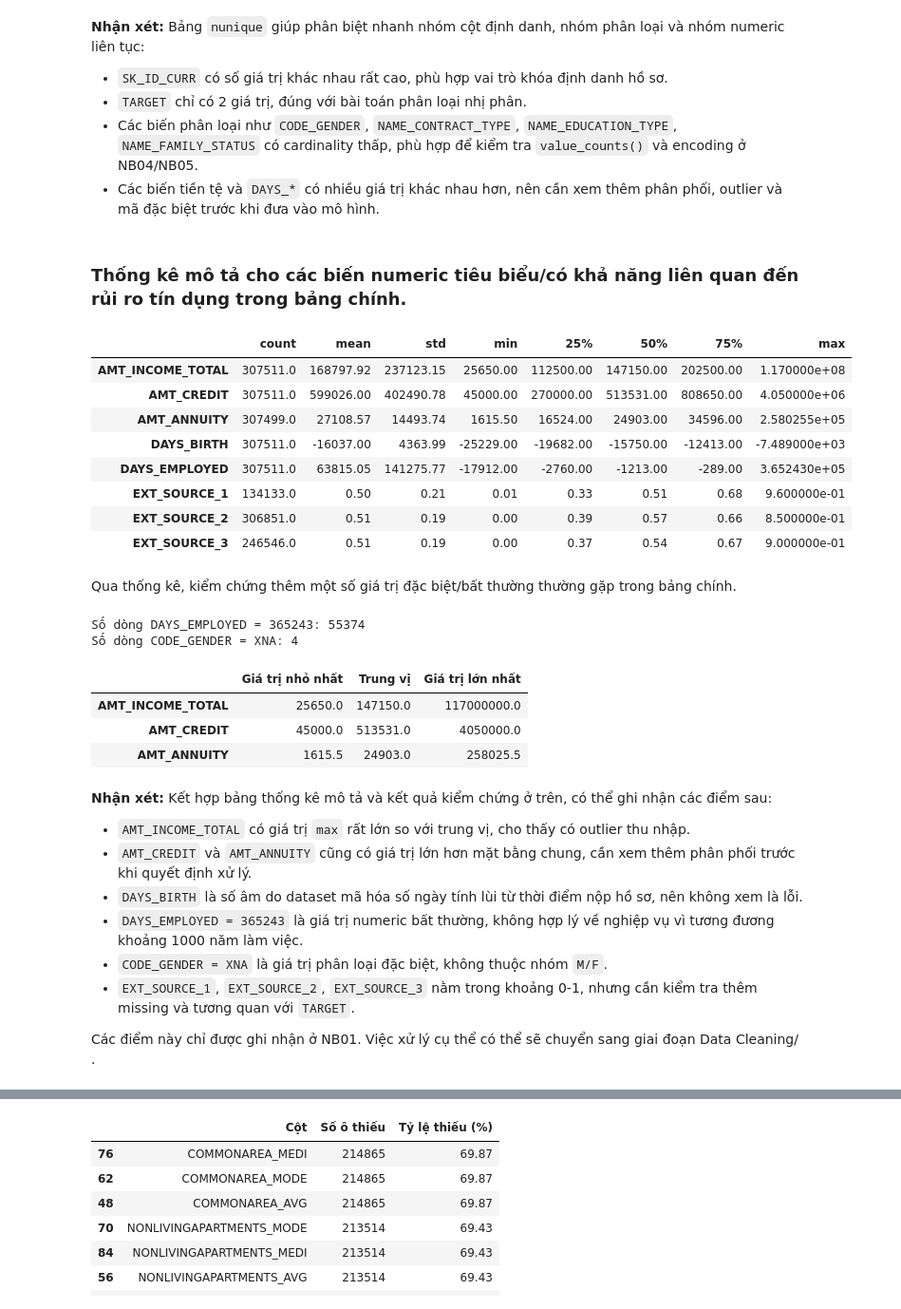
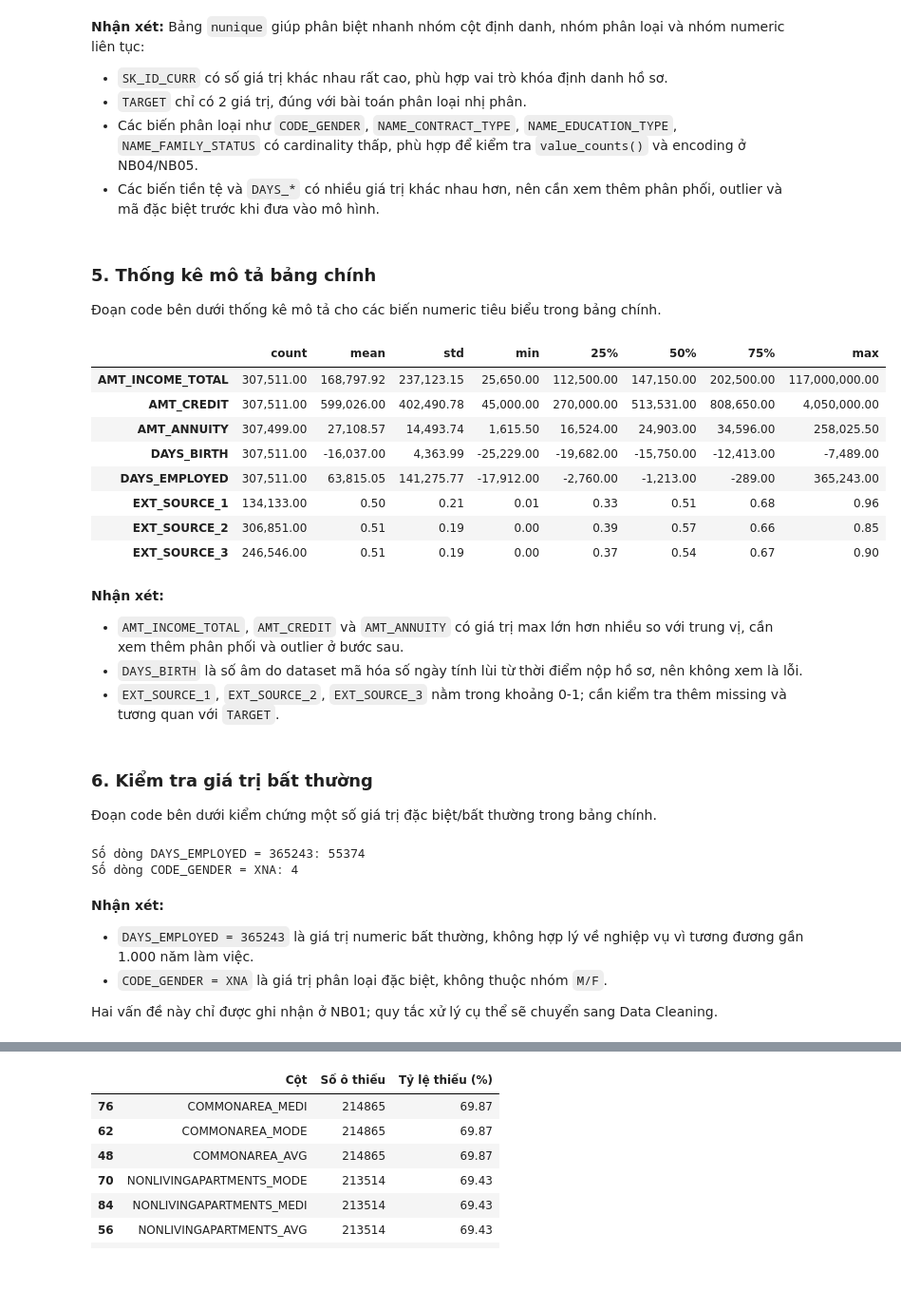
Before and after one commit to thanhhung9720001-collab/credit-risk-classifier, a Jupyter notebook: notebooks/01_data_understanding.ipynb, the cells around one changed output, grey strips where cells are left out. Shown at 95% size. Saved outputs shown, nothing was run; the diff lists cells and outputs as text; code cells hidden in the pictures; blank space fills up the shorter version.

```diff
--- a/notebooks/01_data_understanding.ipynb
+++ b/notebooks/01_data_understanding.ipynb
@@ -102,12 +114,13 @@ Sơ đồ bên dưới tóm tắt quan hệ giữa bảng chính và các bảng
 Đoạn code bên dưới đọc bảng `application_train`, bảng trung tâm có chứa biến mục tiêu `TARGET`.
 # %%
-app_train_path = DATA_RAW / "application_train.csv"
-app_train_encoding = detect_csv_encoding(app_train_path)
-app_train = pd.read_csv(app_train_path, encoding=app_train_encoding)
+app_train = pd.read_csv(DATA_RAW / "application_train.csv")
 
 print("Số dòng:", app_train.shape[0])
 print("Số cột:", app_train.shape[1])
-print("RAM sử dụng (MB):", round(app_train.memory_usage(deep=True).sum() / 1024**2, 1))
+print(
+    "RAM sử dụng (MB):",
+    round(app_train.memory_usage(deep=True).sum() / 1024**2, 1),
+)
 
-app_train.T
+app_train.head()
 # %% [output]
@@ -222,71 +250,60 @@ nunique_summary
 - Các biến phân loại như `CODE_GENDER`, `NAME_CONTRACT_TYPE`, `NAME_EDUCATION_TYPE`, `NAME_FAMILY_STATUS` có cardinality thấp, phù hợp để kiểm tra `value_counts()` và encoding ở NB04/NB05.
 - Các biến tiền tệ và `DAYS_*` có nhiều giá trị khác nhau hơn, nên cần xem thêm phân phối, outlier và mã đặc biệt trước khi đưa vào mô hình.
 # %% [markdown]
-### **Thống kê mô tả** cho các biến numeric tiêu biểu/có khả năng liên quan đến rủi ro tín dụng trong bảng chính.
+### 5. Thống kê mô tả bảng chính
+
+Đoạn code bên dưới thống kê mô tả cho các biến numeric tiêu biểu trong bảng chính.
 # %%
 selected_numeric_cols = [
     "AMT_INCOME_TOTAL",
     "AMT_CREDIT",
     "AMT_ANNUITY",
     "DAYS_BIRTH",
     "DAYS_EMPLOYED",
     "EXT_SOURCE_1",
     "EXT_SOURCE_2",
     "EXT_SOURCE_3",
 ]
 
-existing_numeric_cols = []
-for column in selected_numeric_cols:
-    if column in app_train.columns:
-        existing_numeric_cols.append(column)
+summary_stats = app_train[selected_numeric_cols].describe().T
 
-app_train[existing_numeric_cols].describe().T.round(2)
+display(summary_stats.style.format("{:,.2f}"))
 # %% [output]
 |  | count | mean | std | min | 25% | 50% | 75% | max |
-| AMT_INCOME_TOTAL | 307511.0 | 168797.92 | 237123.15 | 25650.00 | 112500.00 | 147150.00 | 202500.00 | 1.170000e+08 |
-| AMT_CREDIT | 307511.0 | 599026.00 | 402490.78 | 45000.00 | 270000.00 | 513531.00 | 808650.00 | 4.050000e+06 |
-| AMT_ANNUITY | 307499.0 | 27108.57 | 14493.74 | 1615.50 | 16524.00 | 24903.00 | 34596.00 | 2.580255e+05 |
-| DAYS_BIRTH | 307511.0 | -16037.00 | 4363.99 | -25229.00 | -19682.00 | -15750.00 | -12413.00 | -7.489000e+03 |
-| DAYS_EMPLOYED | 307511.0 | 63815.05 | 141275.77 | -17912.00 | -2760.00 | -1213.00 | -289.00 | 3.652430e+05 |
-| EXT_SOURCE_1 | 134133.0 | 0.50 | 0.21 | 0.01 | 0.33 | 0.51 | 0.68 | 9.600000e-01 |
-| EXT_SOURCE_2 | 306851.0 | 0.51 | 0.19 | 0.00 | 0.39 | 0.57 | 0.66 | 8.500000e-01 |
-| EXT_SOURCE_3 | 246546.0 | 0.51 | 0.19 | 0.00 | 0.37 | 0.54 | 0.67 | 9.000000e-01 |
+| AMT_INCOME_TOTAL | 307,511.00 | 168,797.92 | 237,123.15 | 25,650.00 | 112,500.00 | 147,150.00 | 202,500.00 | 117,000,000.00 |
+| AMT_CREDIT | 307,511.00 | 599,026.00 | 402,490.78 | 45,000.00 | 270,000.00 | 513,531.00 | 808,650.00 | 4,050,000.00 |
+| AMT_ANNUITY | 307,499.00 | 27,108.57 | 14,493.74 | 1,615.50 | 16,524.00 | 24,903.00 | 34,596.00 | 258,025.50 |
+| DAYS_BIRTH | 307,511.00 | -16,037.00 | 4,363.99 | -25,229.00 | -19,682.00 | -15,750.00 | -12,413.00 | -7,489.00 |
+| DAYS_EMPLOYED | 307,511.00 | 63,815.05 | 141,275.77 | -17,912.00 | -2,760.00 | -1,213.00 | -289.00 | 365,243.00 |
+| EXT_SOURCE_1 | 134,133.00 | 0.50 | 0.21 | 0.01 | 0.33 | 0.51 | 0.68 | 0.96 |
+| EXT_SOURCE_2 | 306,851.00 | 0.51 | 0.19 | 0.00 | 0.39 | 0.57 | 0.66 | 0.85 |
+| EXT_SOURCE_3 | 246,546.00 | 0.51 | 0.19 | 0.00 | 0.37 | 0.54 | 0.67 | 0.90 |
 # %% [markdown]
-Qua thống kê, kiểm chứng thêm một số giá trị đặc biệt/bất thường thường gặp trong bảng chính.
+**Nhận xét:**
+
+- `AMT_INCOME_TOTAL`, `AMT_CREDIT` và `AMT_ANNUITY` có giá trị max lớn hơn nhiều so với trung vị, cần xem thêm phân phối và outlier ở bước sau.
+- `DAYS_BIRTH` là số âm do dataset mã hóa số ngày tính lùi từ thời điểm nộp hồ sơ, nên không xem là lỗi.
+- `EXT_SOURCE_1`, `EXT_SOURCE_2`, `EXT_SOURCE_3` nằm trong khoảng 0-1; cần kiểm tra thêm missing và tương quan với `TARGET`.
+# %% [markdown]
+### 6. Kiểm tra giá trị bất thường
+
+Đoạn code bên dưới kiểm chứng một số giá trị đặc biệt/bất thường trong bảng chính.
 # %%
 days_employed_special = (app_train["DAYS_EMPLOYED"] == 365243).sum()
 code_gender_xna = (app_train["CODE_GENDER"] == "XNA").sum()
 
-money_columns = ["AMT_INCOME_TOTAL", "AMT_CREDIT", "AMT_ANNUITY"]
-money_summary = app_train[money_columns].agg(["min", "median", "max"]).T
-money_summary = money_summary.rename(columns={
-    "min": "Giá trị nhỏ nhất",
-    "median": "Trung vị",
-    "max": "Giá trị lớn nhất",
-})
-
 print("Số dòng DAYS_EMPLOYED = 365243:", int(days_employed_special))
 print("Số dòng CODE_GENDER = XNA:", int(code_gender_xna))
-
-money_summary.round(2)
 # %% [output]
 Số dòng DAYS_EMPLOYED = 365243: 55374
 Số dòng CODE_GENDER = XNA: 4
-|  | Giá trị nhỏ nhất | Trung vị | Giá trị lớn nhất |
-| AMT_INCOME_TOTAL | 25650.0 | 147150.0 | 117000000.0 |
-| AMT_CREDIT | 45000.0 | 513531.0 | 4050000.0 |
-| AMT_ANNUITY | 1615.5 | 24903.0 | 258025.5 |
 # %% [markdown]
-**Nhận xét:** Kết hợp bảng thống kê mô tả và kết quả kiểm chứng ở trên, có thể ghi nhận các điểm sau:
+**Nhận xét:**
 
-- `AMT_INCOME_TOTAL` có giá trị `max` rất lớn so với trung vị, cho thấy có outlier thu nhập.
-- `AMT_CREDIT` và `AMT_ANNUITY` cũng có giá trị lớn hơn mặt bằng chung, cần xem thêm phân phối trước khi quyết định xử lý.
-- `DAYS_BIRTH` là số âm do dataset mã hóa số ngày tính lùi từ thời điểm nộp hồ sơ, nên không xem là lỗi.
-- `DAYS_EMPLOYED = 365243` là giá trị numeric bất thường, không hợp lý về nghiệp vụ vì tương đương khoảng 1000 năm làm việc.
+- `DAYS_EMPLOYED = 365243` là giá trị numeric bất thường, không hợp lý về nghiệp vụ vì tương đương gần 1.000 năm làm việc.
 - `CODE_GENDER = XNA` là giá trị phân loại đặc biệt, không thuộc nhóm `M/F`.
-- `EXT_SOURCE_1`, `EXT_SOURCE_2`, `EXT_SOURCE_3` nằm trong khoảng 0-1, nhưng cần kiểm tra thêm missing và tương quan với `TARGET`.
 
-Các điểm này chỉ được ghi nhận ở NB01. Việc xử lý cụ thể có thể sẽ chuyển sang giai đoạn Data Cleaning/ .
+Hai vấn đề này chỉ được ghi nhận ở NB01; quy tắc xử lý cụ thể sẽ chuyển sang Data Cleaning.
 # %% [markdown]
 ## V. Kiểm tra chất lượng dữ liệu của bảng chính
 
```
Also changed, not shown: parts of 63 cells of this notebook.
